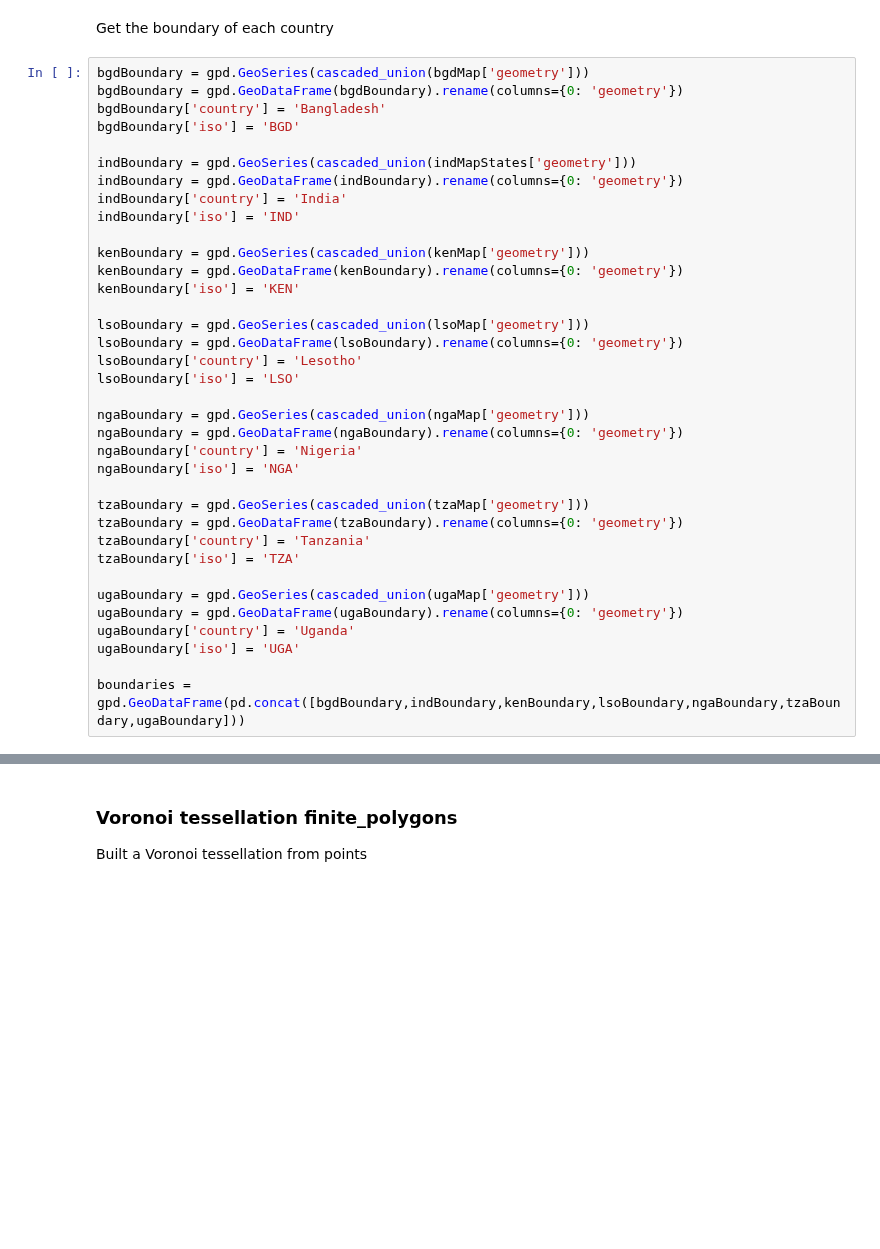
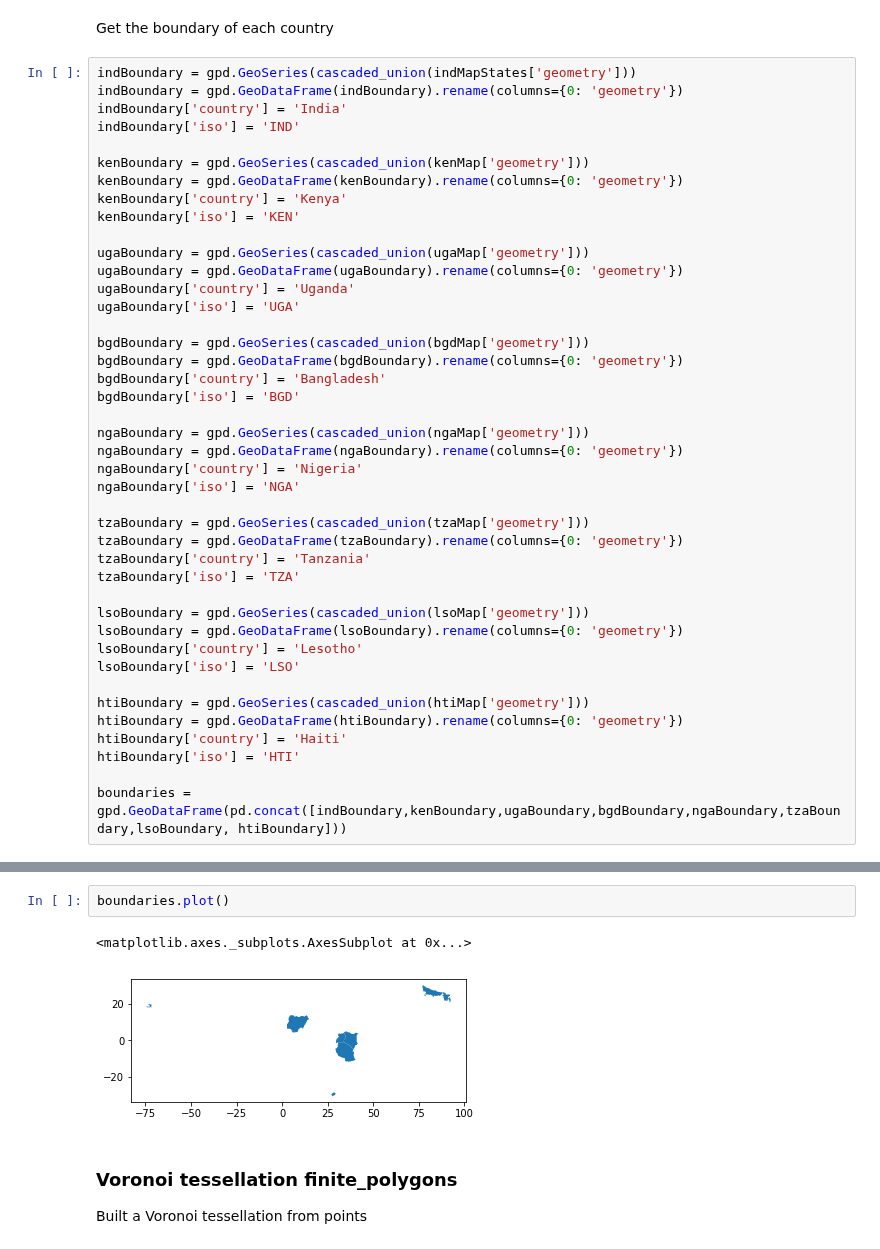
Before and after one commit to Vizzuality/notebooks, a Jupyter notebook: i2i/fspmaps/fspmaps_voronoinds.ipynb, the cells around one changed output, grey strips where cells are left out. Saved outputs shown, nothing was run; the diff lists cells and outputs as text; blank space fills up the shorter version.

```diff
--- a/i2i/fspmaps/fspmaps_voronoinds.ipynb
+++ b/i2i/fspmaps/fspmaps_voronoinds.ipynb
@@ -32,11 +42,6 @@ ugaMap = gpd.read_file('/Users/ikersanchez/Vizzuality/PROIEKTUAK/i2i/Data/gadm36
 # %% [markdown]
 Get the boundary of each country
 # %%
-bgdBoundary = gpd.GeoSeries(cascaded_union(bgdMap['geometry']))
-bgdBoundary = gpd.GeoDataFrame(bgdBoundary).rename(columns={0: 'geometry'})
-bgdBoundary['country'] = 'Bangladesh'
-bgdBoundary['iso'] = 'BGD'
-
 indBoundary = gpd.GeoSeries(cascaded_union(indMapStates['geometry']))
 indBoundary = gpd.GeoDataFrame(indBoundary).rename(columns={0: 'geometry'})
 indBoundary['country'] = 'India'
@@ -44,12 +49,18 @@ indBoundary['iso'] = 'IND'
 
 kenBoundary = gpd.GeoSeries(cascaded_union(kenMap['geometry']))
 kenBoundary = gpd.GeoDataFrame(kenBoundary).rename(columns={0: 'geometry'})
+kenBoundary['country'] = 'Kenya'
 kenBoundary['iso'] = 'KEN'
 
-lsoBoundary = gpd.GeoSeries(cascaded_union(lsoMap['geometry']))
-lsoBoundary = gpd.GeoDataFrame(lsoBoundary).rename(columns={0: 'geometry'})
-lsoBoundary['country'] = 'Lesotho'
-lsoBoundary['iso'] = 'LSO'
+ugaBoundary = gpd.GeoSeries(cascaded_union(ugaMap['geometry']))
+ugaBoundary = gpd.GeoDataFrame(ugaBoundary).rename(columns={0: 'geometry'})
+ugaBoundary['country'] = 'Uganda'
+ugaBoundary['iso'] = 'UGA'
+
+bgdBoundary = gpd.GeoSeries(cascaded_union(bgdMap['geometry']))
+bgdBoundary = gpd.GeoDataFrame(bgdBoundary).rename(columns={0: 'geometry'})
+bgdBoundary['country'] = 'Bangladesh'
+bgdBoundary['iso'] = 'BGD'
 
 ngaBoundary = gpd.GeoSeries(cascaded_union(ngaMap['geometry']))
 ngaBoundary = gpd.GeoDataFrame(ngaBoundary).rename(columns={0: 'geometry'})
@@ -61,9 +72,14 @@ tzaBoundary = gpd.GeoDataFrame(tzaBoundary).rename(columns={0: 'geometry'})
 tzaBoundary['country'] = 'Tanzania'
 tzaBoundary['iso'] = 'TZA'
 
-ugaBoundary = gpd.GeoSeries(cascaded_union(ugaMap['geometry']))
-ugaBoundary = gpd.GeoDataFrame(ugaBoundary).rename(columns={0: 'geometry'})
-ugaBoundary['country'] = 'Uganda'
-ugaBoundary['iso'] = 'UGA'
+lsoBoundary = gpd.GeoSeries(cascaded_union(lsoMap['geometry']))
+lsoBoundary = gpd.GeoDataFrame(lsoBoundary).rename(columns={0: 'geometry'})
+lsoBoundary['country'] = 'Lesotho'
+lsoBoundary['iso'] = 'LSO'
 
-boundaries = gpd.GeoDataFrame(pd.concat([bgdBoundary,indBoundary,kenBoundary,lsoBoundary,ngaBoundary,tzaBoundary,ugaBoundary]))
+htiBoundary = gpd.GeoSeries(cascaded_union(htiMap['geometry']))
+htiBoundary = gpd.GeoDataFrame(htiBoundary).rename(columns={0: 'geometry'})
+htiBoundary['country'] = 'Haiti'
+htiBoundary['iso'] = 'HTI'
+
+boundaries = gpd.GeoDataFrame(pd.concat([indBoundary,kenBoundary,ugaBoundary,bgdBoundary,ngaBoundary,tzaBoundary,lsoBoundary, htiBoundary]))
@@ -70,3 +98,8 @@ boundaries = gpd.GeoDataFrame(pd.concat([bgdBoundary,indBoundary,kenBoundary,lso
+# %%
+boundaries.plot()
+# %% [output]
+<matplotlib.axes._subplots.AxesSubplot at 0x...>
+[figure, added]
 # %% [markdown]
 ### Voronoi tessellation finite_polygons
 Built a Voronoi tessellation from points
```
Also changed, not shown: parts of 3 cells of this notebook, 4 other files.
